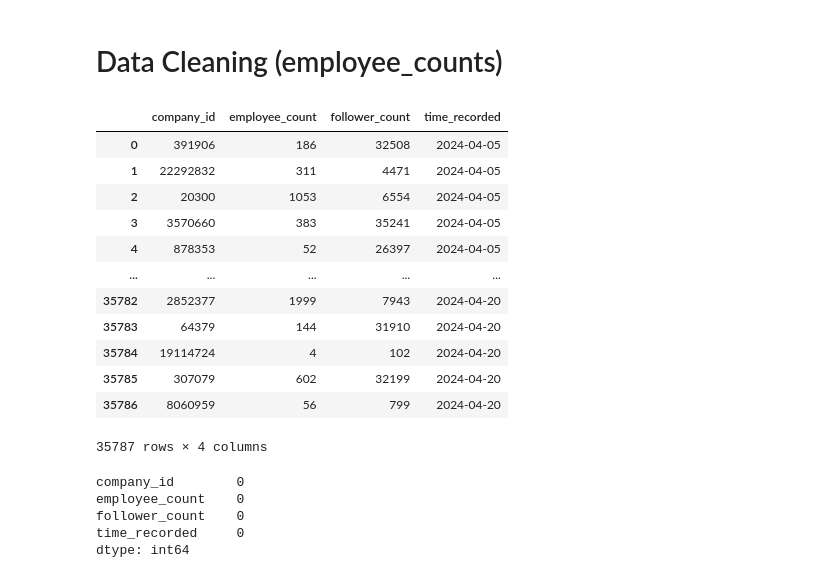
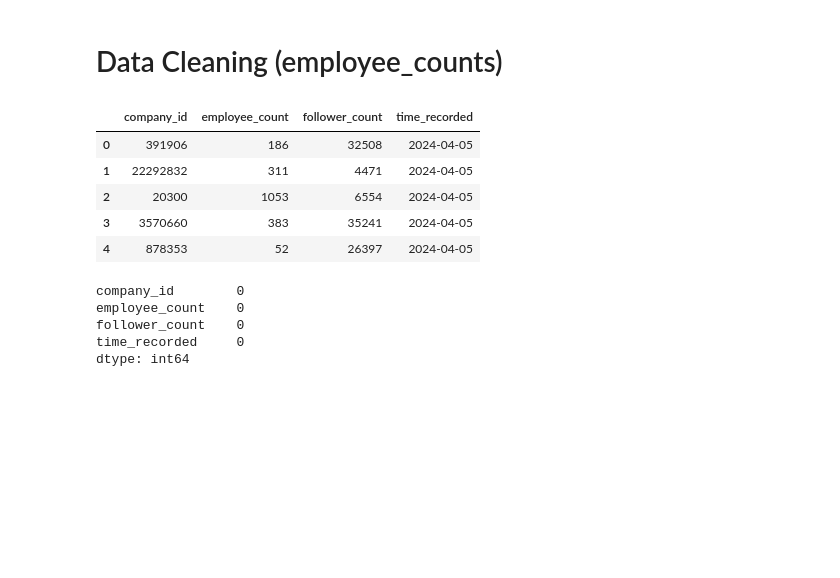
Before and after one commit to SEBASBELMOS/LinkedIn-Jobs-Posting, a Jupyter notebook: notebooks/03_clean_transform.ipynb, the cells around one changed output. Cells and saved outputs as stored; diff of their text form; code cells hidden in the pictures; blank space fills up the shorter version.

```diff
--- a/notebooks/03_clean_transform.ipynb
+++ b/notebooks/03_clean_transform.ipynb
@@ -336,21 +309,14 @@ benefits_df
 # %% [markdown]
 # Data Cleaning (employee_counts)
 # %%
-employee_counts_df
+employee_counts_df.head()
 # %% [output]
 |  | company_id | employee_count | follower_count | time_recorded |
 | 0 | 391906 | 186 | 32508 | 2024-04-05 |
 | 1 | 22292832 | 311 | 4471 | 2024-04-05 |
 | 2 | 20300 | 1053 | 6554 | 2024-04-05 |
 | 3 | 3570660 | 383 | 35241 | 2024-04-05 |
 | 4 | 878353 | 52 | 26397 | 2024-04-05 |
-| ... | ... | ... | ... | ... |
-| 35782 | 2852377 | 1999 | 7943 | 2024-04-20 |
-| 35783 | 64379 | 144 | 31910 | 2024-04-20 |
-| 35784 | 19114724 | 4 | 102 | 2024-04-20 |
-| 35785 | 307079 | 602 | 32199 | 2024-04-20 |
-| 35786 | 8060959 | 56 | 799 | 2024-04-20 |
-35787 rows × 4 columns
 # %%
 employee_counts_df.isnull().sum()
 # %% [output]
```
Also changed, not shown: parts of 15 cells of this notebook, 2 other files.
